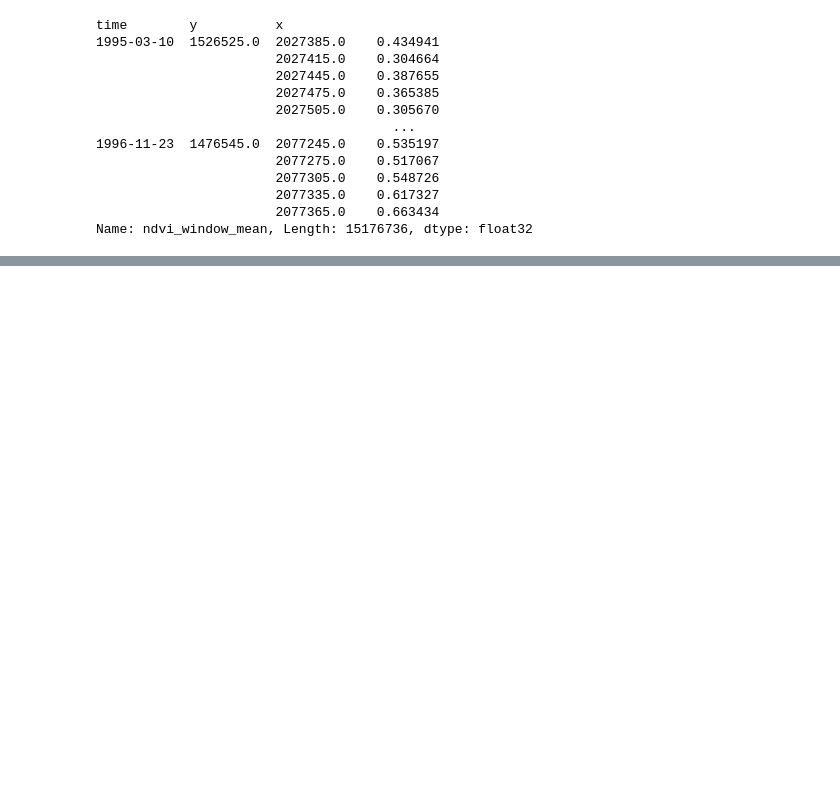
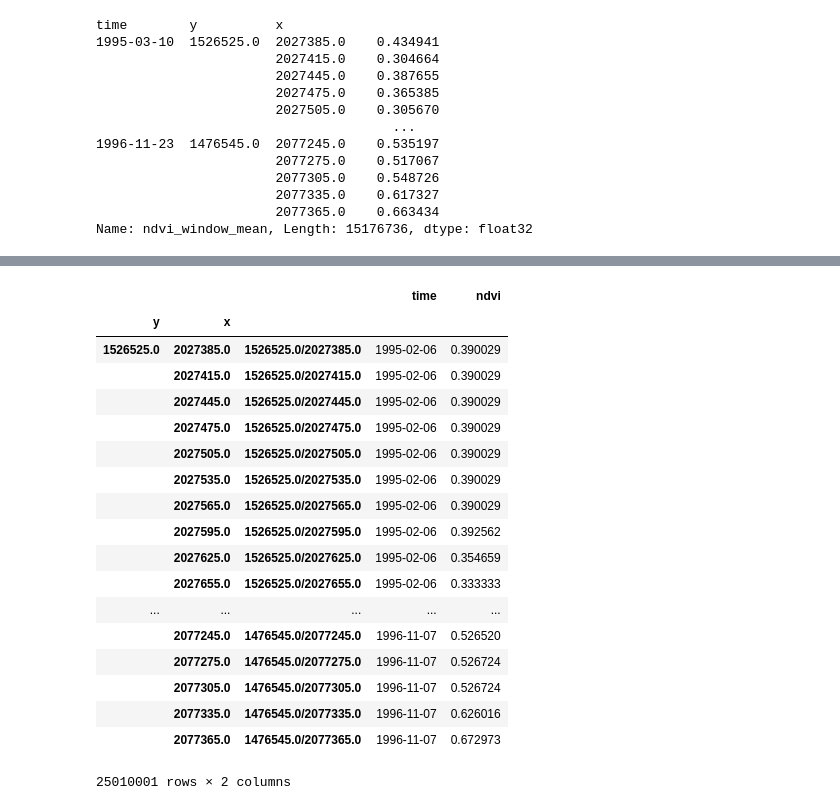
Before and after one commit to CONABIO/antares3-sandbox, a Jupyter notebook: notebooks/time_series_computation_xarray/time_series_computation_xarray_1.ipynb, the cells around one changed output, grey strips where cells are left out. Cells and saved outputs as stored; diff of their text form; code cells hidden in the pictures; blank space fills up the shorter version.

```diff
--- a/notebooks/time_series_computation_xarray/time_series_computation_xarray_1.ipynb
+++ b/notebooks/time_series_computation_xarray/time_series_computation_xarray_1.ipynb
@@ -609,0 +972,4 @@ Name: ndvi_window_mean, Length: 15176736, dtype: float32
+# %%
+ts_1 = ds_combined.ndvi.resample(time='80D',
+                                 loffset=begin_time -
+                                 datetime.utcfromtimestamp(ds_combined['time'][0].values.astype(datetime)*1e-9)).nearest().interpolate_na('time')
@@ -609,0 +1008,2 @@ Name: ndvi_window_mean, Length: 15176736, dtype: float32
+# %%
+dframe_ts_1 = ts_1.to_dataframe()
@@ -609,0 +1032,2 @@ Name: ndvi_window_mean, Length: 15176736, dtype: float32
+# %%
+dframe_ts_1=dframe_ts_1.reset_index('time')
@@ -609,0 +1059,22 @@ Name: ndvi_window_mean, Length: 15176736, dtype: float32
+# %%
+dframe_ts_1
+# %% [output]
+|  |  |  | time | ndvi |
+| y | x |  |  |  |
+| 1526525.0 | 2027385.0 | 1526525.0/2027385.0 | 1995-02-06 | 0.390029 |
+|  | 2027415.0 | 1526525.0/2027415.0 | 1995-02-06 | 0.390029 |
+|  | 2027445.0 | 1526525.0/2027445.0 | 1995-02-06 | 0.390029 |
+|  | 2027475.0 | 1526525.0/2027475.0 | 1995-02-06 | 0.390029 |
+|  | 2027505.0 | 1526525.0/2027505.0 | 1995-02-06 | 0.390029 |
+|  | 2027535.0 | 1526525.0/2027535.0 | 1995-02-06 | 0.390029 |
+|  | 2027565.0 | 1526525.0/2027565.0 | 1995-02-06 | 0.390029 |
+|  | 2027595.0 | 1526525.0/2027595.0 | 1995-02-06 | 0.392562 |
+|  | 2027625.0 | 1526525.0/2027625.0 | 1995-02-06 | 0.354659 |
+|  | 2027655.0 | 1526525.0/2027655.0 | 1995-02-06 | 0.333333 |
+| ... | ... | ... | ... | ... |
+|  | 2077245.0 | 1476545.0/2077245.0 | 1996-11-07 | 0.526520 |
+|  | 2077275.0 | 1476545.0/2077275.0 | 1996-11-07 | 0.526724 |
+|  | 2077305.0 | 1476545.0/2077305.0 | 1996-11-07 | 0.526724 |
+|  | 2077335.0 | 1476545.0/2077335.0 | 1996-11-07 | 0.626016 |
+|  | 2077365.0 | 1476545.0/2077365.0 | 1996-11-07 | 0.672973 |
+25010001 rows × 2 columns
```
Also changed, not shown: parts of 68 cells of this notebook.
